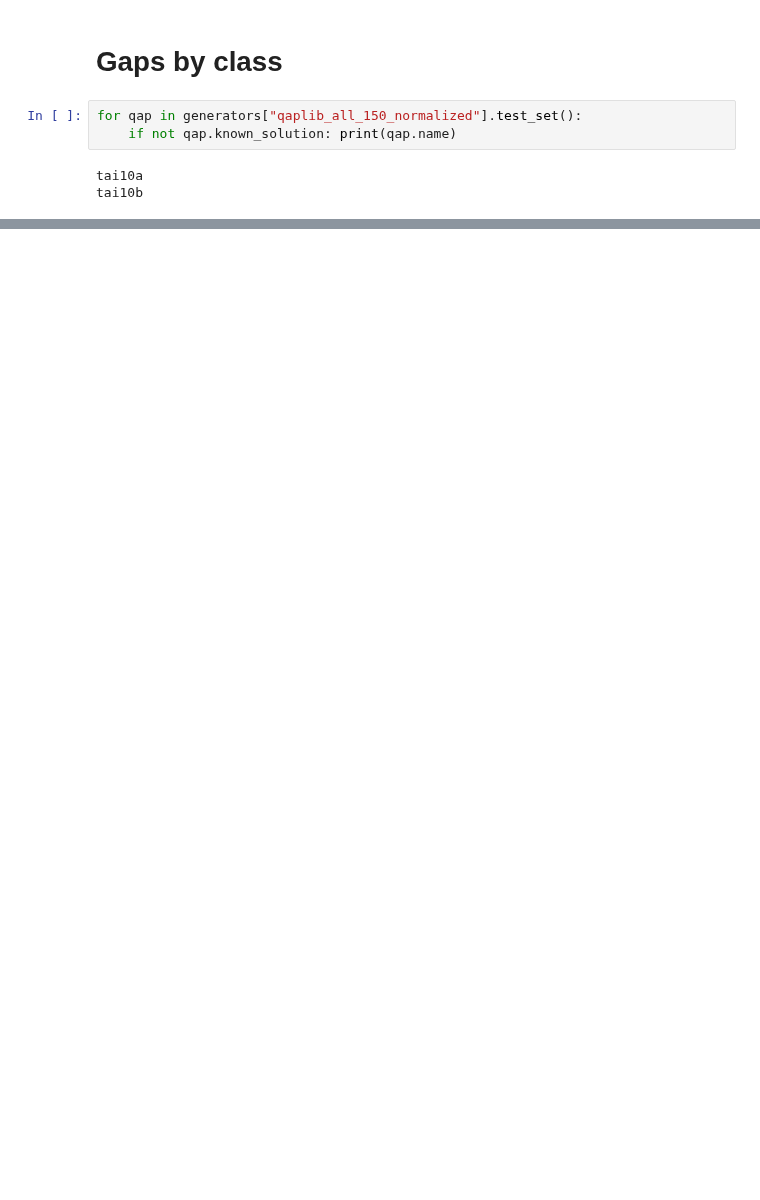
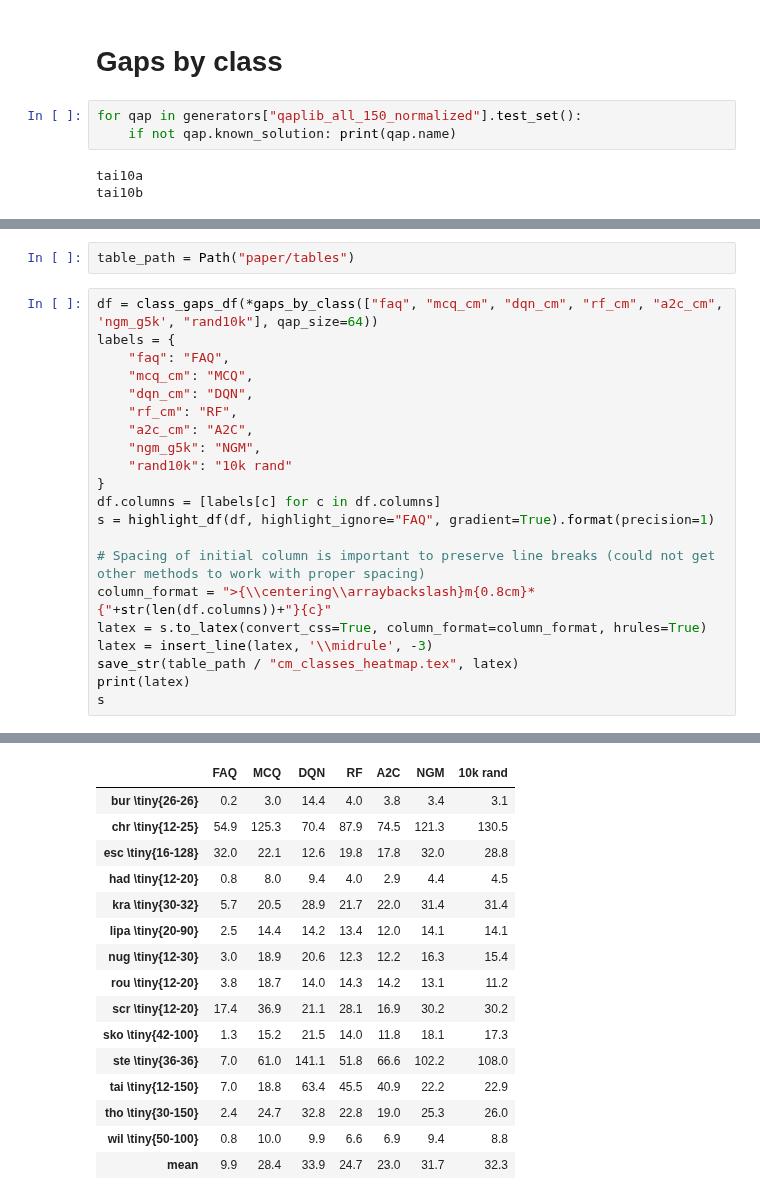
Before and after one commit to timgott/DeepQAP, a Jupyter notebook: evaluation/qaplib_evaluation.ipynb, the cells around one changed output, grey strips where cells are left out. Drawn from its saved outputs; the diff is of its cells as text; blank space fills up the shorter version.

```diff
--- a/evaluation/qaplib_evaluation.ipynb
+++ b/evaluation/qaplib_evaluation.ipynb
@@ -600,0 +626,24 @@ faq mean: 9.93
+# %%
+table_path = Path("paper/tables")
+# %%
+df = class_gaps_df(*gaps_by_class(["faq", "mcq_cm", "dqn_cm", "rf_cm", "a2c_cm", 'ngm_g5k', "rand10k"], qap_size=64))
+labels = {
+    "faq": "FAQ",
+    "mcq_cm": "MCQ",
+    "dqn_cm": "DQN",
+    "rf_cm": "RF",
+    "a2c_cm": "A2C",
+    "ngm_g5k": "NGM",
+    "rand10k": "10k rand"
+}
+df.columns = [labels[c] for c in df.columns]
+s = highlight_df(df, highlight_ignore="FAQ", gradient=True).format(precision=1)
+
+# Spacing of initial column is important to preserve line breaks (could not get other methods to work with proper spacing)
+column_format = ">{\\centering\\arraybackslash}m{0.8cm}*{"+str(len(df.columns))+"}{c}"
+latex = s.to_latex(convert_css=True, column_format=column_format, hrules=True)
+latex = insert_line(latex, '\\midrule', -3)
+save_str(table_path / "cm_classes_heatmap.tex", latex)
+print(latex)
+s
+# %% [output]
@@ -600,0 +667,16 @@ faq mean: 9.93
+|  | FAQ | MCQ | DQN | RF | A2C | NGM | 10k rand |
+| bur \tiny{26-26} | 0.2 | 3.0 | 14.4 | 4.0 | 3.8 | 3.4 | 3.1 |
+| chr \tiny{12-25} | 54.9 | 125.3 | 70.4 | 87.9 | 74.5 | 121.3 | 130.5 |
+| esc \tiny{16-128} | 32.0 | 22.1 | 12.6 | 19.8 | 17.8 | 32.0 | 28.8 |
+| had \tiny{12-20} | 0.8 | 8.0 | 9.4 | 4.0 | 2.9 | 4.4 | 4.5 |
+| kra \tiny{30-32} | 5.7 | 20.5 | 28.9 | 21.7 | 22.0 | 31.4 | 31.4 |
+| lipa \tiny{20-90} | 2.5 | 14.4 | 14.2 | 13.4 | 12.0 | 14.1 | 14.1 |
+| nug \tiny{12-30} | 3.0 | 18.9 | 20.6 | 12.3 | 12.2 | 16.3 | 15.4 |
+| rou \tiny{12-20} | 3.8 | 18.7 | 14.0 | 14.3 | 14.2 | 13.1 | 11.2 |
+| scr \tiny{12-20} | 17.4 | 36.9 | 21.1 | 28.1 | 16.9 | 30.2 | 30.2 |
+| sko \tiny{42-100} | 1.3 | 15.2 | 21.5 | 14.0 | 11.8 | 18.1 | 17.3 |
+| ste \tiny{36-36} | 7.0 | 61.0 | 141.1 | 51.8 | 66.6 | 102.2 | 108.0 |
+| tai \tiny{12-150} | 7.0 | 18.8 | 63.4 | 45.5 | 40.9 | 22.2 | 22.9 |
+| tho \tiny{30-150} | 2.4 | 24.7 | 32.8 | 22.8 | 19.0 | 25.3 | 26.0 |
+| wil \tiny{50-100} | 0.8 | 10.0 | 9.9 | 6.6 | 6.9 | 9.4 | 8.8 |
+| mean | 9.9 | 28.4 | 33.9 | 24.7 | 23.0 | 31.7 | 32.3 |
```
Also changed, not shown: parts of 27 cells of this notebook.
